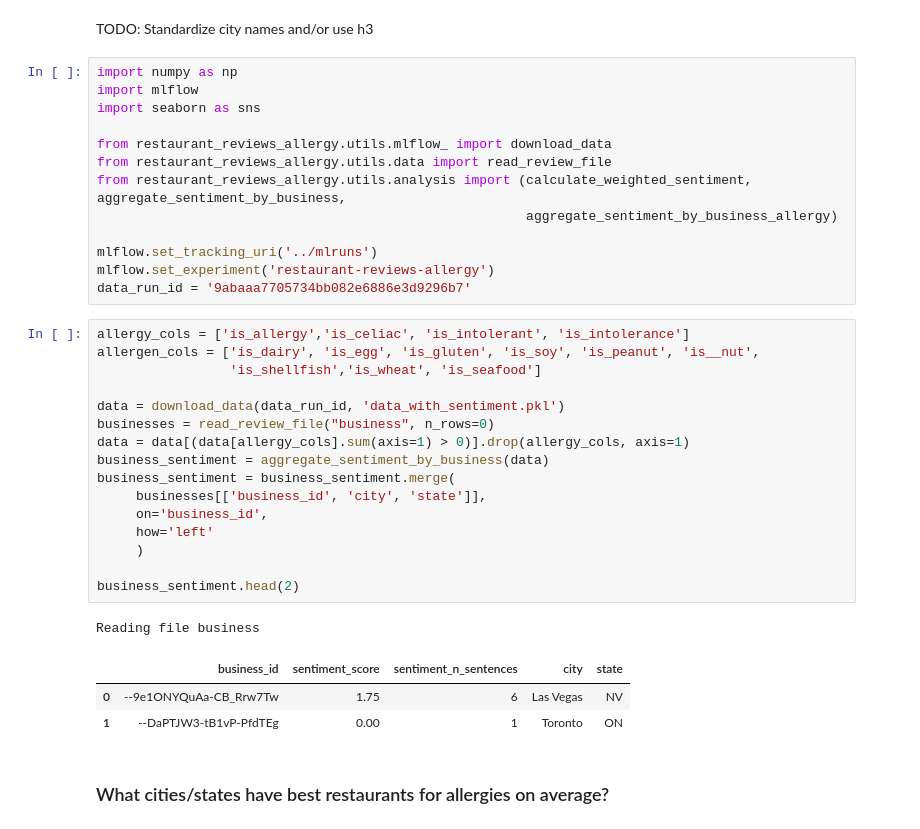
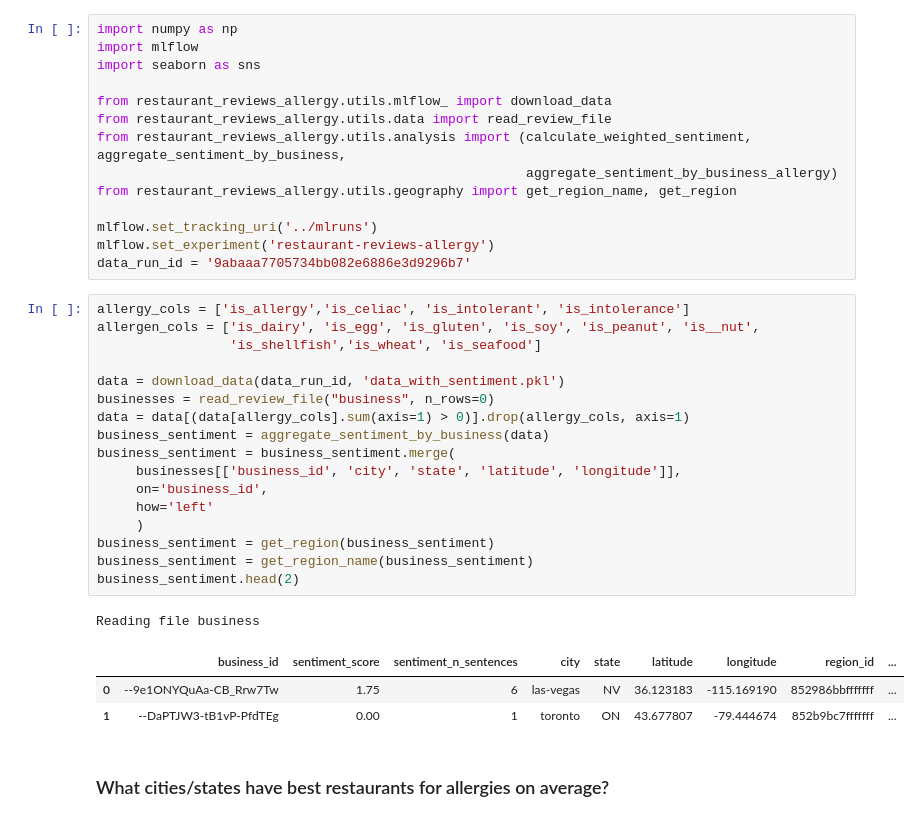
Before and after one commit to kkeller88/restaurant-reviews-allergy, a Jupyter notebook: notebooks/geographic_patterns.ipynb, the cells around one changed output. Saved outputs shown, nothing was run; the diff lists cells and outputs as text.

```diff
--- a/notebooks/geographic_patterns.ipynb
+++ b/notebooks/geographic_patterns.ipynb
@@ -1,5 +1,3 @@
-# %% [markdown]
-TODO: Standardize city names and/or use h3
 # %%
 import numpy as np
 import mlflow
@@ -9,6 +7,7 @@ from restaurant_reviews_allergy.utils.mlflow_ import download_data
 from restaurant_reviews_allergy.utils.data import read_review_file
 from restaurant_reviews_allergy.utils.analysis import (calculate_weighted_sentiment, aggregate_sentiment_by_business,
                                                        aggregate_sentiment_by_business_allergy)
+from restaurant_reviews_allergy.utils.geography import get_region_name, get_region
 
 mlflow.set_tracking_uri('../mlruns')
 mlflow.set_experiment('restaurant-reviews-allergy')
@@ -16,24 +15,25 @@ data_run_id = '9abaaa7705734bb082e6886e3d9296b7'
 # %%
 allergy_cols = ['is_allergy','is_celiac', 'is_intolerant', 'is_intolerance']
 allergen_cols = ['is_dairy', 'is_egg', 'is_gluten', 'is_soy', 'is_peanut', 'is__nut',
                  'is_shellfish','is_wheat', 'is_seafood']
 
 data = download_data(data_run_id, 'data_with_sentiment.pkl')
 businesses = read_review_file("business", n_rows=0)
 data = data[(data[allergy_cols].sum(axis=1) > 0)].drop(allergy_cols, axis=1)
 business_sentiment = aggregate_sentiment_by_business(data)
 business_sentiment = business_sentiment.merge(
-     businesses[['business_id', 'city', 'state']],
+     businesses[['business_id', 'city', 'state', 'latitude', 'longitude']],
      on='business_id',
      how='left'
      )
-
+business_sentiment = get_region(business_sentiment)
+business_sentiment = get_region_name(business_sentiment)
 business_sentiment.head(2)
 # %% [output]
 Reading file business
-|  | business_id | sentiment_score | sentiment_n_sentences | city | state |
-| 0 | --9e1ONYQuAa-CB_Rrw7Tw | 1.75 | 6 | Las Vegas | NV |
-| 1 | --DaPTJW3-tB1vP-PfdTEg | 0.00 | 1 | Toronto | ON |
+|  | business_id | sentiment_score | sentiment_n_sentences | city | state | latitude | longitude | region_id | ... |
+| 0 | --9e1ONYQuAa-CB_Rrw7Tw | 1.75 | 6 | las-vegas | NV | 36.123183 | -115.169190 | 852986bbfffffff | ... |
+| 1 | --DaPTJW3-tB1vP-PfdTEg | 0.00 | 1 | toronto | ON | 43.677807 | -79.444674 | 852b9bc7fffffff | ... |
 # %% [markdown]
 ### What cities/states have best restaurants for allergies on average?
 # %%
```
Also changed, not shown: parts of 3 cells of this notebook, 2 other files.
